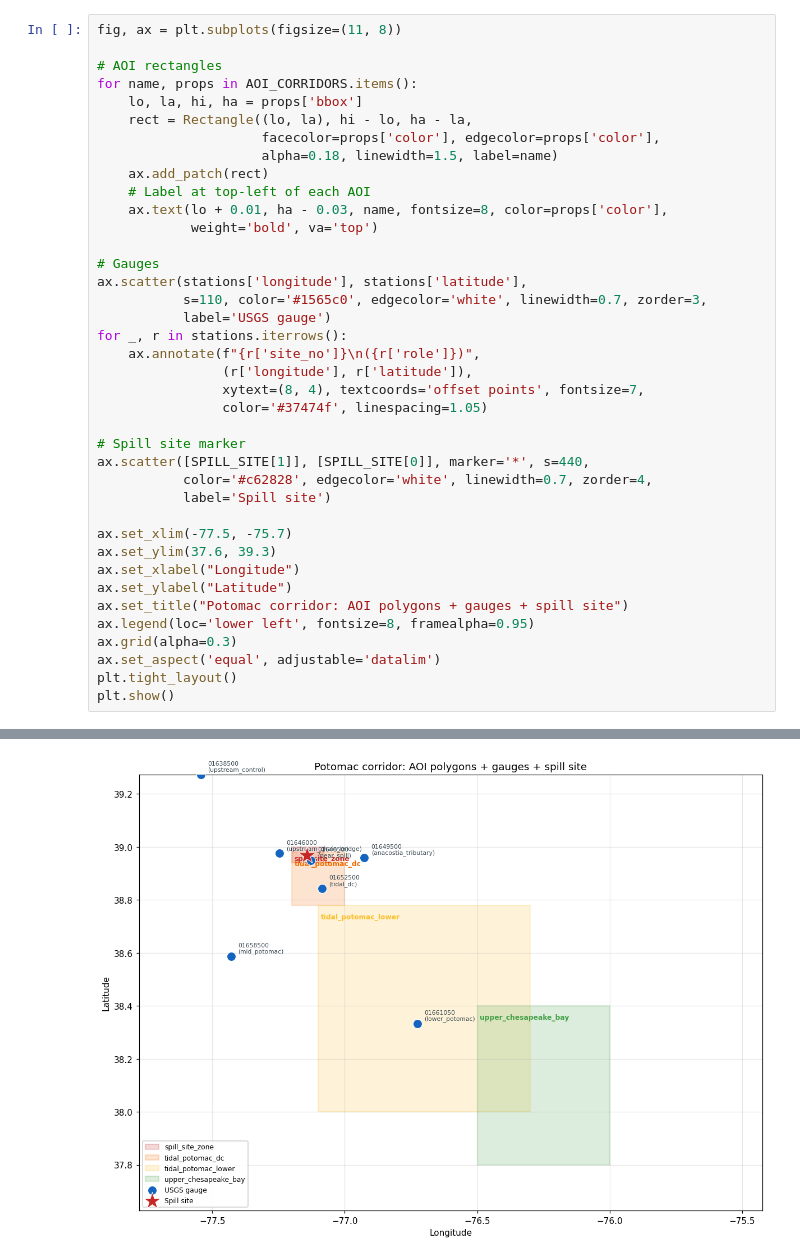
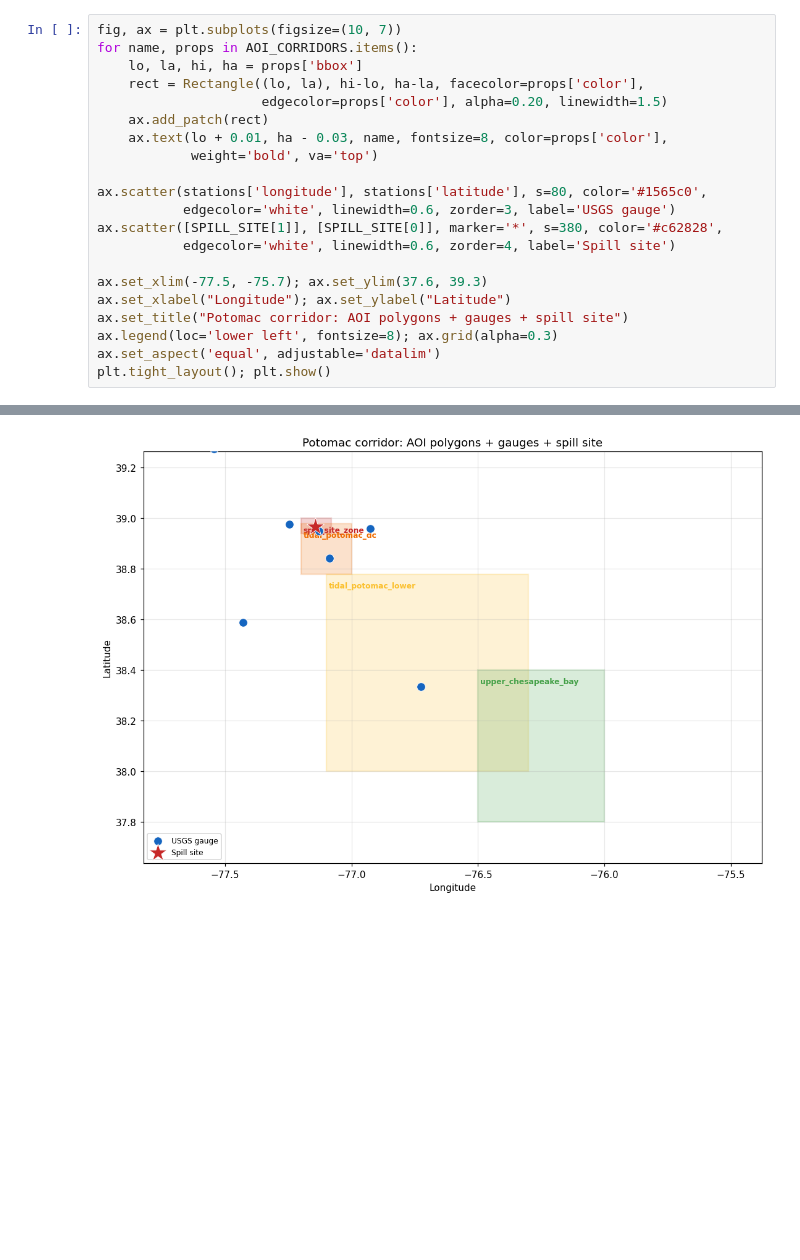
Before and after one commit to 2imi9/olmoearth-potomac-notebooks, a Jupyter notebook: notebooks/03_tutorial_plume_context.ipynb, the cells around one changed output, grey strips where cells are left out. Cells and saved outputs as stored; diff of their text form; blank space fills up the shorter version.

```diff
--- a/notebooks/03_tutorial_plume_context.ipynb
+++ b/notebooks/03_tutorial_plume_context.ipynb
@@ -110,43 +127,25 @@ Plot the four AOI bboxes, the eight gauges (color-coded by role), and the spill
 # %%
-fig, ax = plt.subplots(figsize=(11, 8))
-
-# AOI rectangles
+fig, ax = plt.subplots(figsize=(10, 7))
 for name, props in AOI_CORRIDORS.items():
     lo, la, hi, ha = props['bbox']
-    rect = Rectangle((lo, la), hi - lo, ha - la,
-                     facecolor=props['color'], edgecolor=props['color'],
-                     alpha=0.18, linewidth=1.5, label=name)
+    rect = Rectangle((lo, la), hi-lo, ha-la, facecolor=props['color'],
+                     edgecolor=props['color'], alpha=0.20, linewidth=1.5)
     ax.add_patch(rect)
-    # Label at top-left of each AOI
     ax.text(lo + 0.01, ha - 0.03, name, fontsize=8, color=props['color'],
             weight='bold', va='top')
 
-# Gauges
-ax.scatter(stations['longitude'], stations['latitude'],
-           s=110, color='#1565c0', edgecolor='white', linewidth=0.7, zorder=3,
-           label='USGS gauge')
-for _, r in stations.iterrows():
-    ax.annotate(f"{r['site_no']}\n({r['role']})",
-                (r['longitude'], r['latitude']),
-                xytext=(8, 4), textcoords='offset points', fontsize=7,
-                color='#37474f', linespacing=1.05)
+ax.scatter(stations['longitude'], stations['latitude'], s=80, color='#1565c0',
+           edgecolor='white', linewidth=0.6, zorder=3, label='USGS gauge')
+ax.scatter([SPILL_SITE[1]], [SPILL_SITE[0]], marker='*', s=380, color='#c62828',
+           edgecolor='white', linewidth=0.6, zorder=4, label='Spill site')
 
-# Spill site marker
-ax.scatter([SPILL_SITE[1]], [SPILL_SITE[0]], marker='*', s=440,
-           color='#c62828', edgecolor='white', linewidth=0.7, zorder=4,
-           label='Spill site')
-
-ax.set_xlim(-77.5, -75.7)
-ax.set_ylim(37.6, 39.3)
-ax.set_xlabel("Longitude")
-ax.set_ylabel("Latitude")
+ax.set_xlim(-77.5, -75.7); ax.set_ylim(37.6, 39.3)
+ax.set_xlabel("Longitude"); ax.set_ylabel("Latitude")
 ax.set_title("Potomac corridor: AOI polygons + gauges + spill site")
-ax.legend(loc='lower left', fontsize=8, framealpha=0.95)
-ax.grid(alpha=0.3)
+ax.legend(loc='lower left', fontsize=8); ax.grid(alpha=0.3)
 ax.set_aspect('equal', adjustable='datalim')
-plt.tight_layout()
-plt.show()
+plt.tight_layout(); plt.show()
 # %% [output]
 Ignoring fixed x limits to fulfill fixed data aspect with adjustable data limits.
 Ignoring fixed y limits to fulfill fixed data aspect with adjustable data limits.
-[figure, old version]
+[figure, new version]
```
Also changed, not shown: parts of 26 cells of this notebook.
